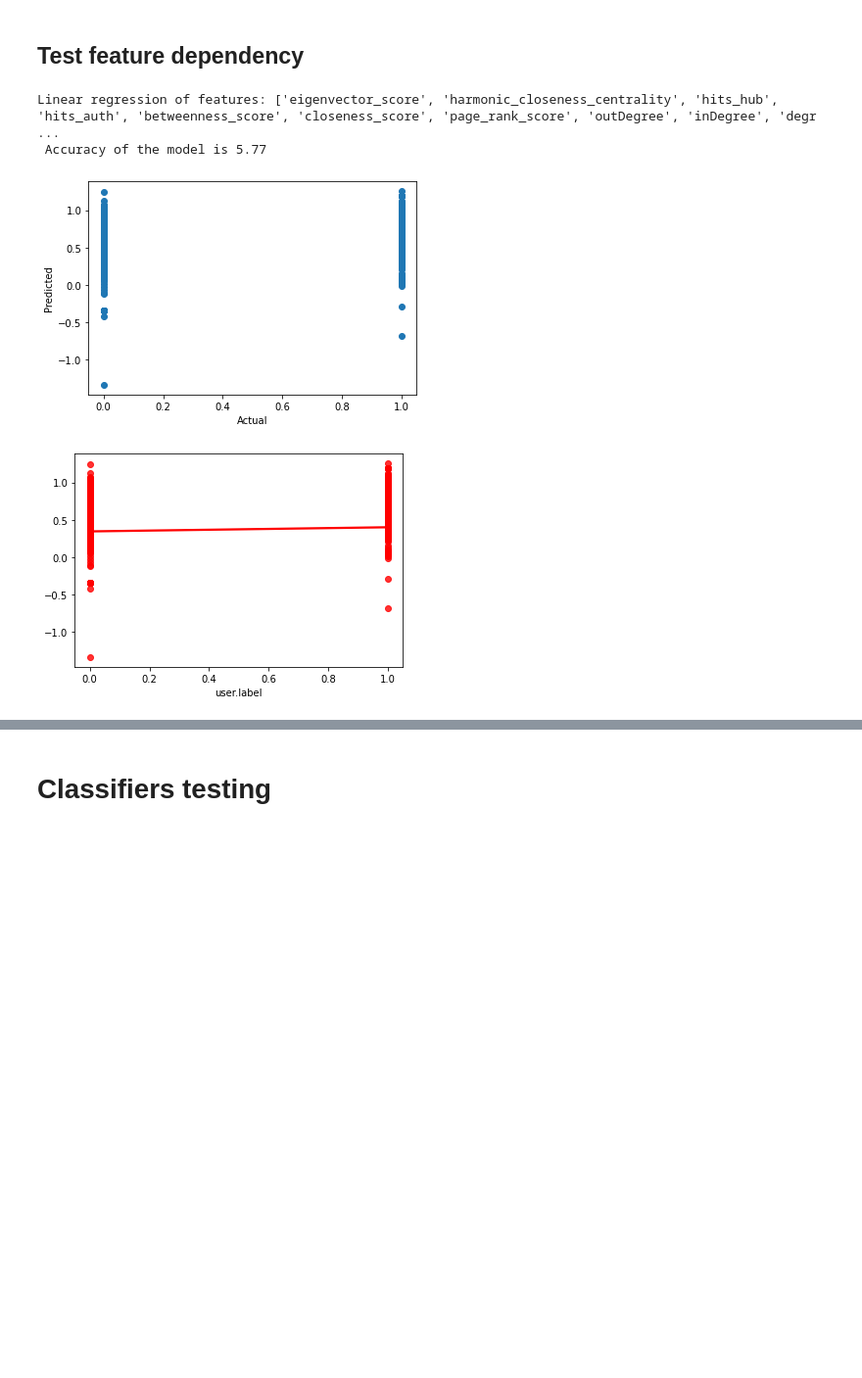
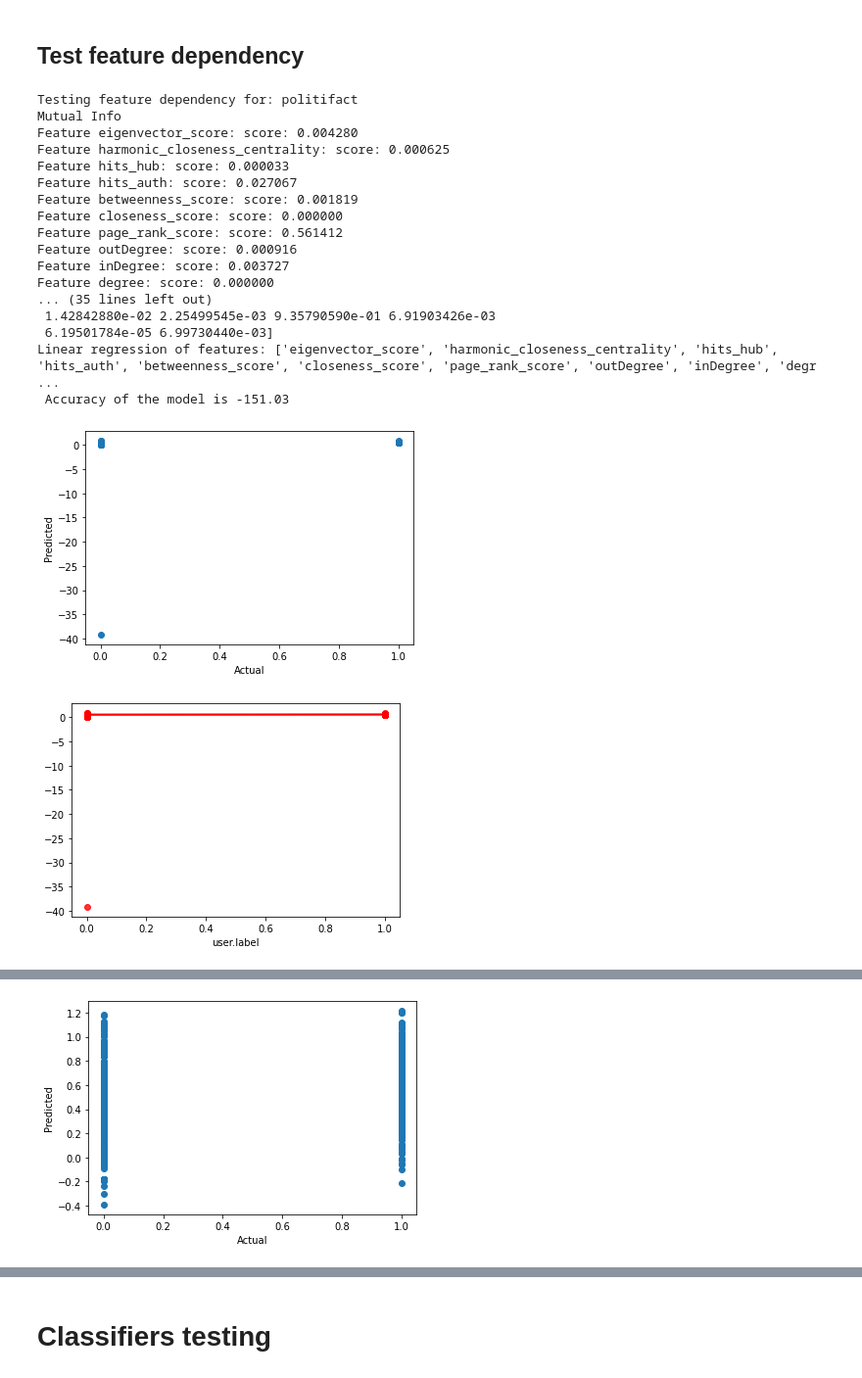
Before and after one commit to Patric/fkd-gs, a Jupyter notebook: notebooks/FakeNewsDetectionGraphSolutions.ipynb, the cells around one changed output, grey strips where cells are left out. Shown at 98% size. Saved outputs shown, nothing was run; the diff lists cells and outputs as text; code cells hidden in the pictures; blank space fills up the shorter version.

```diff
--- a/notebooks/FakeNewsDetectionGraphSolutions.ipynb
+++ b/notebooks/FakeNewsDetectionGraphSolutions.ipynb
@@ -261,19 +246,55 @@ X_train, X_test, y_train, y_test = train_test_split(X, y, test_size=0.1)
 # %%
-print('Mutual Info')
-select_features_mutual_info(X_train, y_train, X_test)
-print('Mutual f classif (F-test)')
-select_features_f(X_train, y_train, X_test)
-print('Chi2')
-select_features_chi2(X_train, y_train, X_test)
-print('Pearson')
-select_features_r(X_train, y_train, X_test)
-print('Tree classifier')
-tree_classifier(X_train, y_train, X_test)
+def test_feature_dependency_for_dataset(df):
+  features_included = [
+          FeatureColumnName.EIGENVECTOR.value,
+          FeatureColumnName.HARMONIC_CLOSENESS.value,
+          FeatureColumnName.HITS_HUB.value,
+          FeatureColumnName.HITS_AUTH.value,
+          FeatureColumnName.BETWEENNESS.value,
+          FeatureColumnName.CLOSENESS.value,
+          FeatureColumnName.PAGE_RANK.value,
+          FeatureColumnName.OUT_DEGREE.value,
+          FeatureColumnName.IN_DEGREE.value,
+          FeatureColumnName.DEGREE.value
+          ]
+
+  label_column_name = 'user.label'
+  X, y = split_into_X_y(df, features_included, label_column_name)
+  X_train, X_test, y_train, y_test = train_test_split(X, y, test_size=0.1)
+
+  print('Mutual Info')
+  select_features_mutual_info(X_train, y_train, X_test)
+  print('Mutual f classif (F-test)')
+  select_features_f(X_train, y_train, X_test)
+  print('Chi2')
+  select_features_chi2(X_train, y_train, X_test)
+  print('Pearson')
+  select_features_r(X_train, y_train, X_test)
+  print('Tree classifier')
+  tree_classifier(X_train, y_train, X_test)
+  print(f'Linear regression of features: {features_included}')
+  test_linear_regression_model(X_train, y_train, X_test, y_test)
-# %%
-print(f'Linear regression of features: {features_included}')
-test_linear_regression_model(X_train, y_train)
-# %% [output]
-Linear regression of features: ['eigenvector_score', 'harmonic_closeness_centrality', 'hits_hub', 'hits_auth', 'betweenness_score', 'closeness_score', 'page_rank_score', 'outDegree', 'inDegree', 'degr ...
- Accuracy of the model is 5.77
-[figure, removed]
-[figure, removed]
+# %%
+for dataset_name in datasets:
+  print(f'Testing feature dependency for: {dataset_name}')
+  test_feature_dependency_for_dataset(datasets[dataset_name])
+# %% [output]
+Testing feature dependency for: politifact
+Mutual Info
+Feature eigenvector_score: score: 0.004280
+Feature harmonic_closeness_centrality: score: 0.000625
+Feature hits_hub: score: 0.000033
+Feature hits_auth: score: 0.027067
+Feature betweenness_score: score: 0.001819
+Feature closeness_score: score: 0.000000
+Feature page_rank_score: score: 0.561412
+Feature outDegree: score: 0.000916
+Feature inDegree: score: 0.003727
+Feature degree: score: 0.000000
+... (35 lines left out)
+ 1.42842880e-02 2.25499545e-03 9.35790590e-01 6.91903426e-03
+ 6.19501784e-05 6.99730440e-03]
+Linear regression of features: ['eigenvector_score', 'harmonic_closeness_centrality', 'hits_hub', 'hits_auth', 'betweenness_score', 'closeness_score', 'page_rank_score', 'outDegree', 'inDegree', 'degr ...
+ Accuracy of the model is -151.03
+[figure, added]
+[figure, added]
@@ -279,0 +318 @@ Linear regression of features: ['eigenvector_score', 'harmonic_closeness_central
+[figure, added]
```
Also changed, not shown: parts of 15 cells of this notebook.
